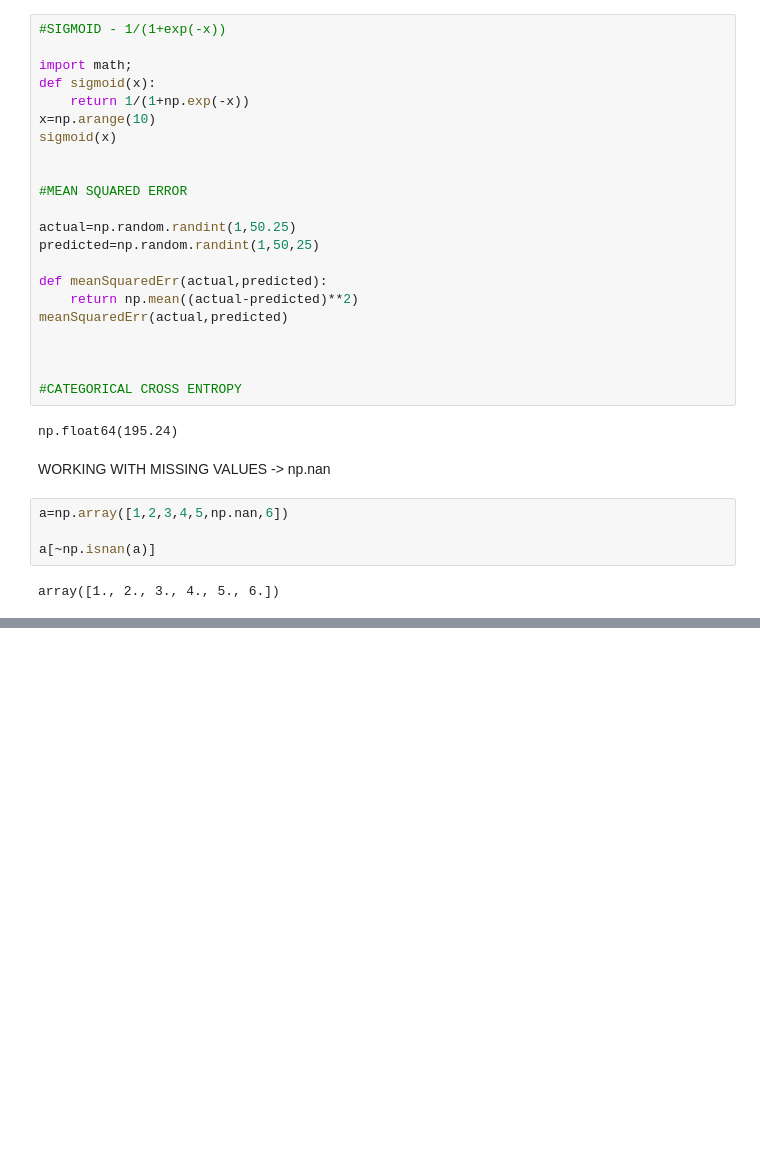
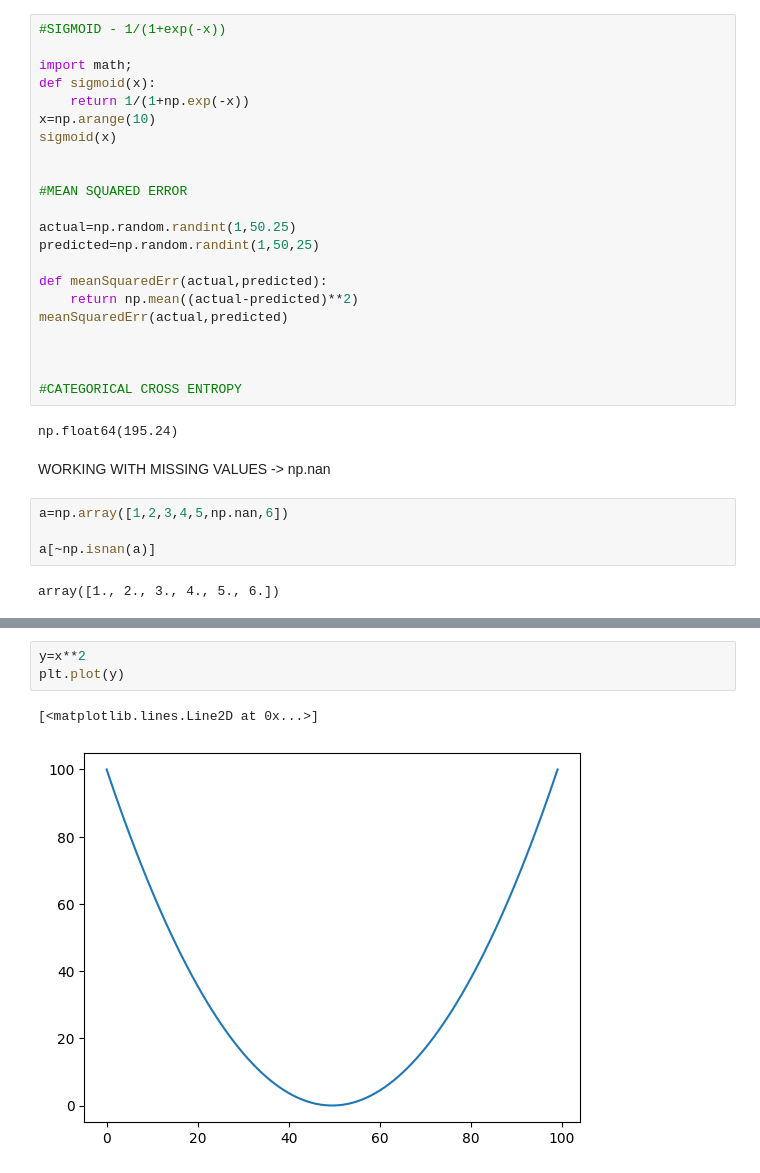
Before and after one commit to Gurmeet-Rana/Python, a Jupyter notebook: numpy/advancedNumpy.ipynb, the cells around one changed output, grey strips where cells are left out. Drawn from its saved outputs; the diff is of its cells as text; blank space fills up the shorter version.

```diff
--- a/numpy/advancedNumpy.ipynb
+++ b/numpy/advancedNumpy.ipynb
@@ -139,0 +147,6 @@ AttributeError: 'numpy.ndarray' object has no attribute 'isnull'
+# %%
+y=x**2
+plt.plot(y)
+# %% [output]
+[<matplotlib.lines.Line2D at 0x...>]
+[figure, added]
```
Also changed, not shown: parts of 6 cells of this notebook.
